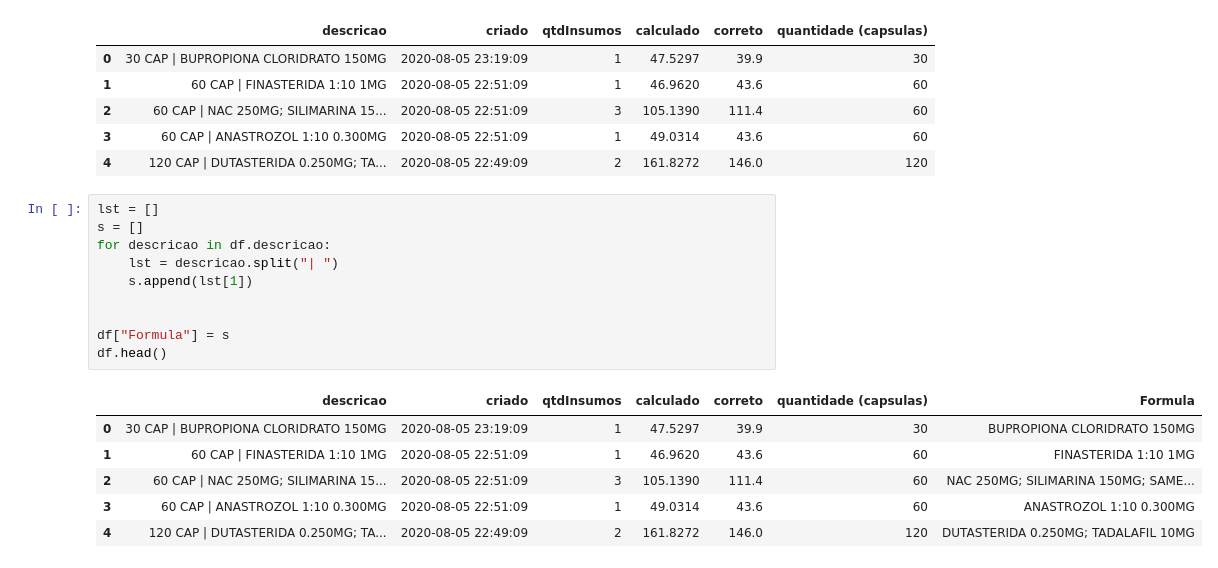
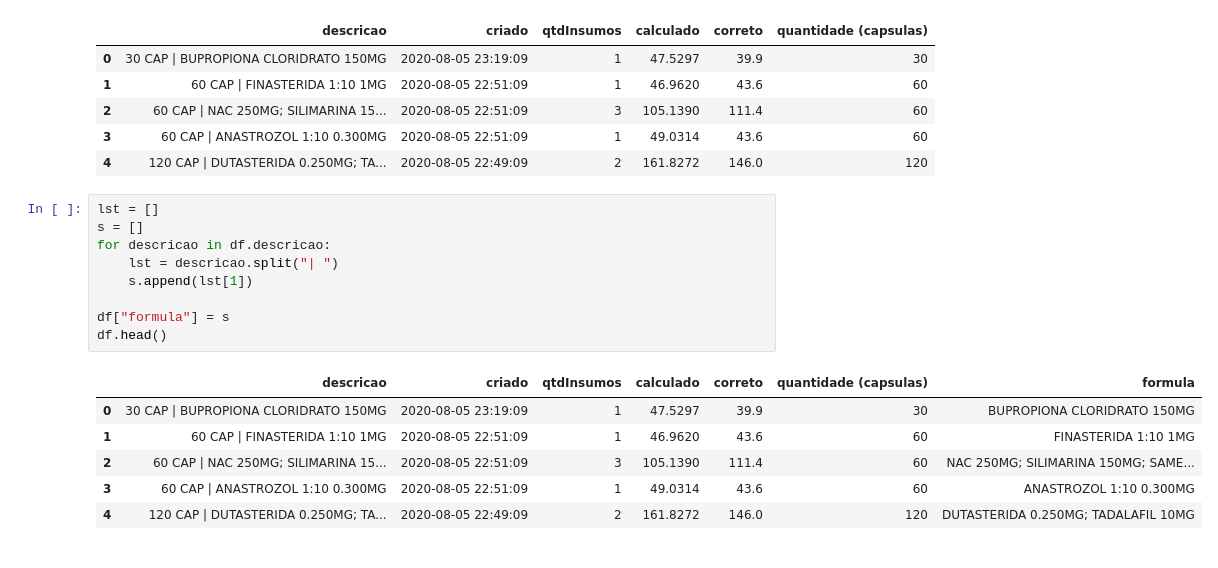
Before and after one commit to ivanbergon/Github_privado, a Jupyter notebook: Job projects/Manipulaê/Desafio Manipulaê - Ivan Berlim Gonçalves.ipynb, the cells around one changed output. Drawn from its saved outputs; the diff is of its cells as text.

```diff
--- a/Job projects/Manipulaê/Desafio Manipulaê - Ivan Berlim Gonçalves.ipynb
+++ b/Job projects/Manipulaê/Desafio Manipulaê - Ivan Berlim Gonçalves.ipynb
@@ -89,15 +89,14 @@ df.head()
 # %%
 lst = []
 s = []
 for descricao in df.descricao:
     lst = descricao.split("| ")
     s.append(lst[1])
 
-
-df["Formula"] = s
+df["formula"] = s
 df.head()
 # %% [output]
-|  | descricao | criado | qtdInsumos | calculado | correto | quantidade (capsulas) | Formula |
+|  | descricao | criado | qtdInsumos | calculado | correto | quantidade (capsulas) | formula |
 | 0 | 30 CAP | BUPROPIONA CLORIDRATO 150MG | 2020-08-05 23:19:09 | 1 | 47.5297 | 39.9 | 30 | BUPROPIONA CLORIDRATO 150MG |
 | 1 | 60 CAP | FINASTERIDA 1:10 1MG | 2020-08-05 22:51:09 | 1 | 46.9620 | 43.6 | 60 | FINASTERIDA 1:10 1MG |
 | 2 | 60 CAP | NAC 250MG; SILIMARINA 15... | 2020-08-05 22:51:09 | 3 | 105.1390 | 111.4 | 60 | NAC 250MG; SILIMARINA 150MG; SAME... |
```
Also changed, not shown: parts of 9 cells of this notebook.
